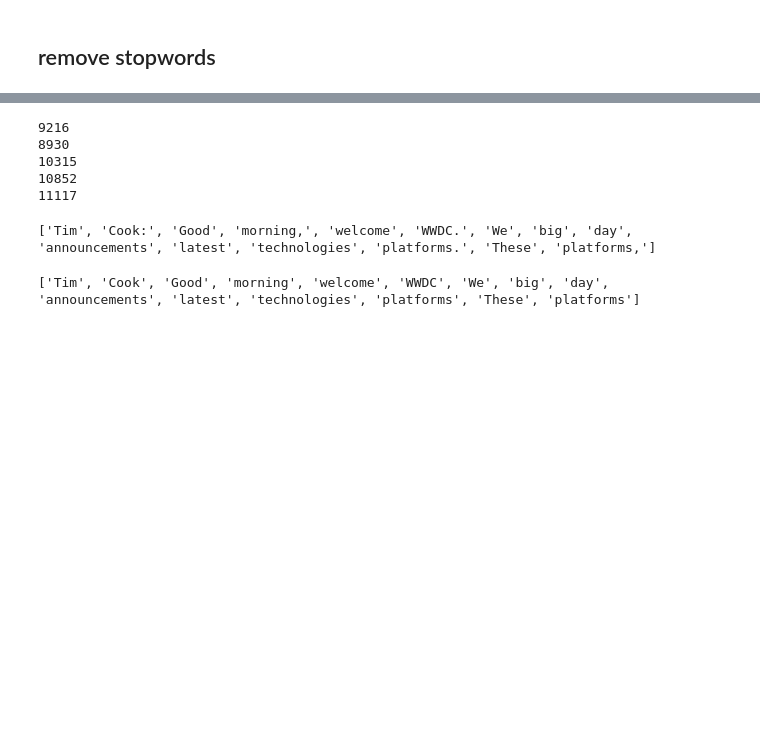
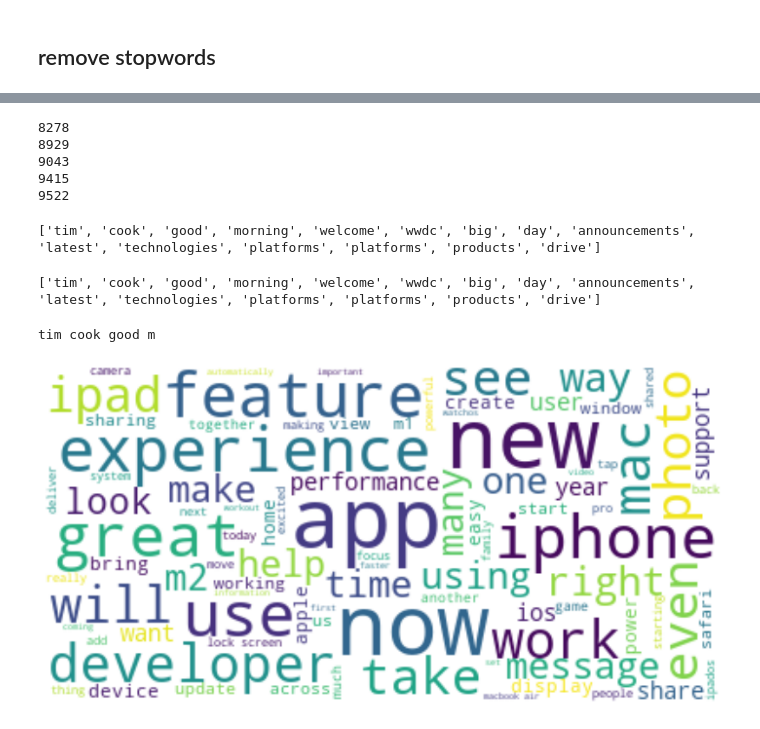
Before and after one commit to andy3278/Apple-WWDC, a Jupyter notebook: NLP.ipynb, the cells around one changed output, grey strips where cells are left out. Saved outputs shown, nothing was run; the diff lists cells and outputs as text; code cells hidden in the pictures; blank space fills up the shorter version.

```diff
--- a/NLP.ipynb
+++ b/NLP.ipynb
@@ -131,7 +132,7 @@ str_list  = []
 
 for i in range(5):
     temp_str  = ' '.join(lists[i])
-    str_list.append(temp_str)
+    str_list.append((temp_str.lower()))
     print(len(temp_str))
 # %% [output]
 89762
@@ -157,18 +158,22 @@ print(one_word_list[0][:50])
 # apply stopwords
 
 stopwords.add('♪')
+stopwords.add('and')
+stopwords.add('i')
+stopwords.add('')
+
 for word in one_word_list:
     word[:] = [i for i in word if i not in stopwords]
     print(len(word))
 # %% [output]
-9216
-8930
-10315
-10852
-11117
+8278
+8929
+9043
+9415
+9522
 # %%
 # take a look at filtered words
 print(one_word_list[0][:15])
 # %% [output]
-['Tim', 'Cook:', 'Good', 'morning,', 'welcome', 'WWDC.', 'We', 'big', 'day', 'announcements', 'latest', 'technologies', 'platforms.', 'These', 'platforms,']
+['tim', 'cook', 'good', 'morning', 'welcome', 'wwdc', 'big', 'day', 'announcements', 'latest', 'technologies', 'platforms', 'platforms', 'products', 'drive']
 # %%
@@ -179,4 +184,20 @@ for word in one_word_list:
 # %%
 print(one_word_list[0][:15])
 # %% [output]
-['Tim', 'Cook', 'Good', 'morning', 'welcome', 'WWDC', 'We', 'big', 'day', 'announcements', 'latest', 'technologies', 'platforms', 'These', 'platforms']
+['tim', 'cook', 'good', 'morning', 'welcome', 'wwdc', 'big', 'day', 'announcements', 'latest', 'technologies', 'platforms', 'platforms', 'products', 'drive']
+# %%
+# put list of text back to string for wordcloud
+
+for i in range(5):
+    str_list[i] = ' '.join(one_word_list[i])
+print(str_list[0][:15])
+# %% [output]
+tim cook good m
+# %%
+wordcloud = WordCloud(max_font_size=50, max_words=90, background_color="white").generate(str_list[0])
+plt.figure(figsize=(14,10))
+plt.imshow(wordcloud, interpolation="bilinear")
+plt.axis("off")
+plt.show()
+# %% [output]
+[figure, added]
```
Also changed, not shown: parts of 9 cells of this notebook.
